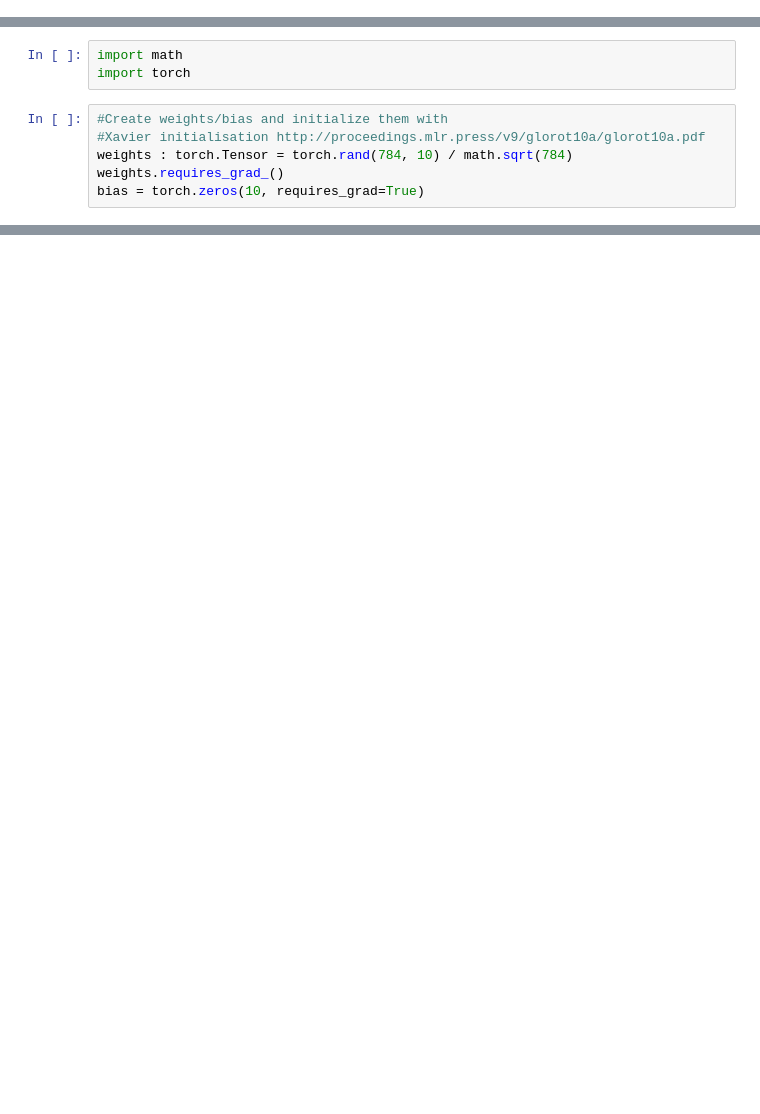
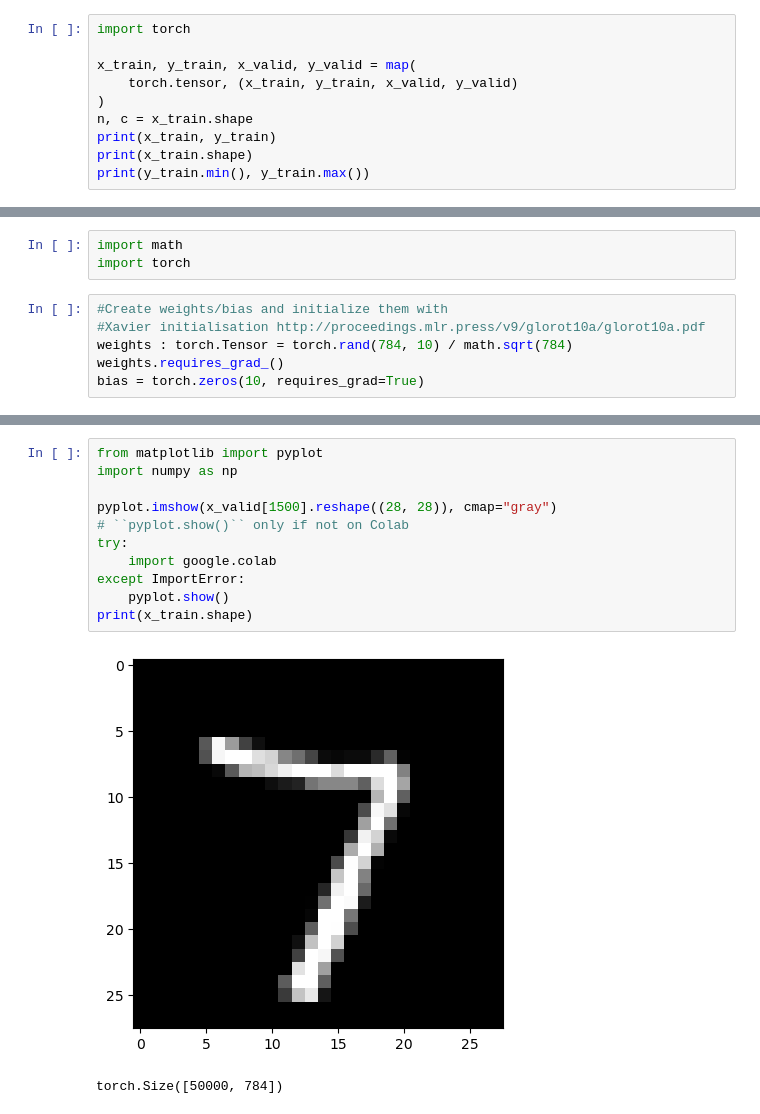
Before and after one commit to bordator/Udacity-GenerativeAI, a Jupyter notebook: NN-fromScratch.ipynb, the cells around one changed output, grey strips where cells are left out. Saved outputs shown, nothing was run; the diff lists cells and outputs as text; blank space fills up the shorter version.

```diff
--- a/NN-fromScratch.ipynb
+++ b/NN-fromScratch.ipynb
@@ -6,0 +42,10 @@ An activation function like sigmoid or ReLu/logsoftmax
+# %%
+import torch
+
+x_train, y_train, x_valid, y_valid = map(
+    torch.tensor, (x_train, y_train, x_valid, y_valid)
+)
+n, c = x_train.shape
+print(x_train, y_train)
+print(x_train.shape)
+print(y_train.min(), y_train.max())
@@ -19,0 +341,14 @@ def log_softmax(x : torch.Tensor) -> torch.Tensor:
+# %%
+from matplotlib import pyplot
+import numpy as np
+
+pyplot.imshow(x_valid[1500].reshape((28, 28)), cmap="gray")
+# ``pyplot.show()`` only if not on Colab
+try:
+    import google.colab
+except ImportError:
+    pyplot.show()
+print(x_train.shape)
+# %% [output]
+[figure, added]
+torch.Size([50000, 784])
```
Also changed, not shown: parts of 27 cells of this notebook.
